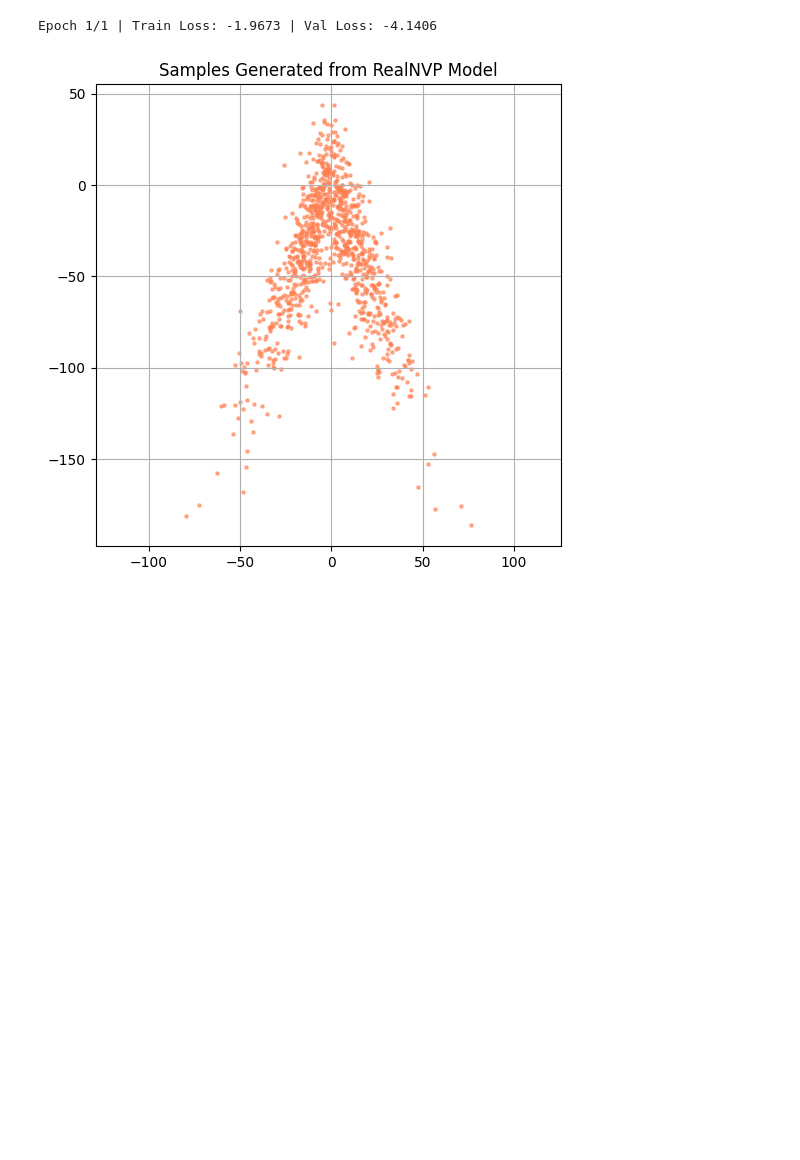
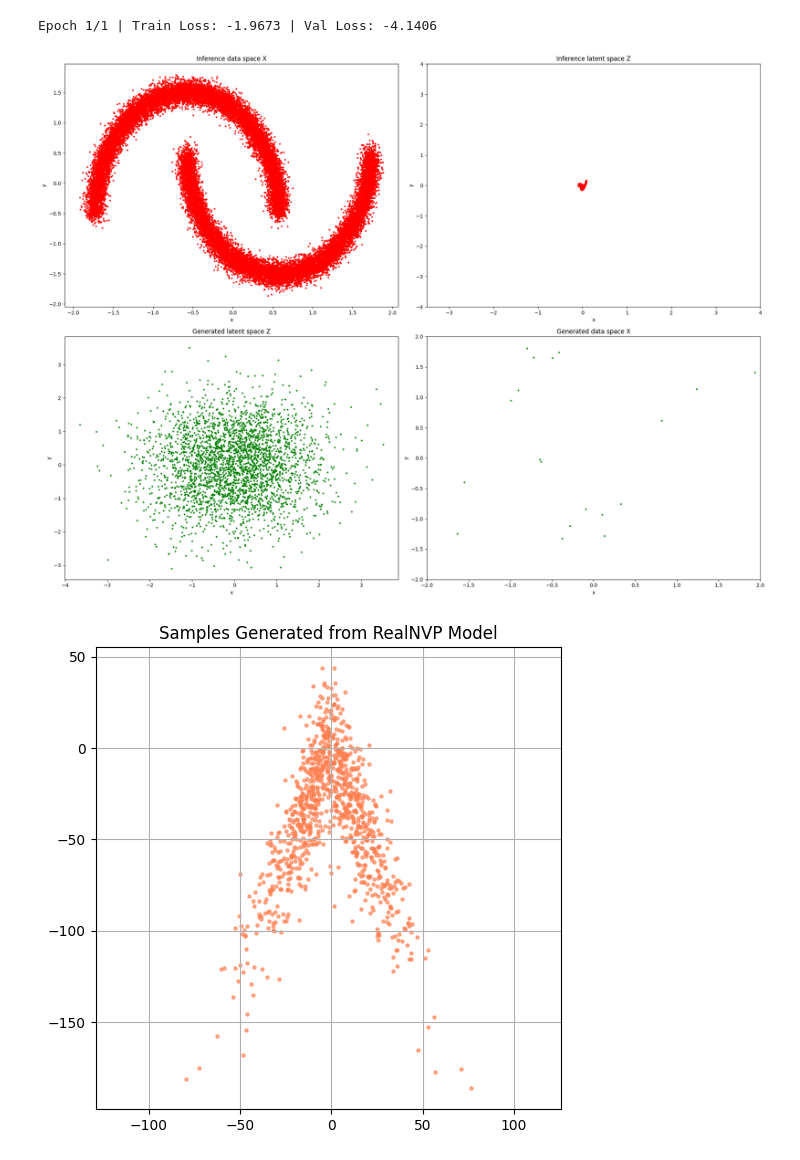
Before and after one commit to changezakram/Deep-Generative-Models, a Jupyter notebook: normalizing_flow_pytorch.ipynb, the cells around one changed output. Cells and saved outputs as stored; diff of their text form; code cells hidden in the pictures; blank space fills up the shorter version.

```diff
--- a/normalizing_flow_pytorch.ipynb
+++ b/normalizing_flow_pytorch.ipynb
@@ -200,6 +200,52 @@ for epoch in range(EPOCHS):
     print(f"Epoch {epoch+1}/{EPOCHS} | Train Loss: {train_loss/train_size:.4f} | Val Loss: {val_loss/val_size:.4f}")
 # %% [output]
 Epoch 1/1 | Train Loss: -1.9673 | Val Loss: -4.1406
+# %%
+import matplotlib.pyplot as plt
+
+# Plot loss manually if tracked
+# (Skip if you didn't store loss during training)
+
+# Inference: X → Z
+model.eval()
+with torch.no_grad():
+    z, _ = model(normalized_data.to(device), reverse=False)
+    z = z.cpu().numpy()
+
+# Generation: Z → X
+samples = torch.randn(3000, 2).to(device)  # latent samples
+with torch.no_grad():
+    x_gen, _ = model(samples, reverse=True)
+    x_gen = x_gen.cpu().numpy()
+    samples = samples.cpu().numpy()
+
+# Plotting
+f, axes = plt.subplots(2, 2, figsize=(20, 15))
+
+# Original data
+axes[0, 0].scatter(normalized_data[:, 0], normalized_data[:, 1], color="r", s=5)
+axes[0, 0].set(title="Inference data space X", xlabel="x", ylabel="y")
+
+# Encoded latent space
+axes[0, 1].scatter(z[:, 0], z[:, 1], color="r", s=5)
+axes[0, 1].set(title="Inference latent space Z", xlabel="x", ylabel="y")
+axes[0, 1].set_xlim([-3.5, 4])
+axes[0, 1].set_ylim([-4, 4])
+
+# Sampled latent Z
+axes[1, 0].scatter(samples[:, 0], samples[:, 1], color="g", s=5)
+axes[1, 0].set(title="Generated latent space Z", xlabel="x", ylabel="y")
+
+# Generated data
+axes[1, 1].scatter(x_gen[:, 0], x_gen[:, 1], color="g", s=5)
+axes[1, 1].set(title="Generated data space X", xlabel="x", ylabel="y")
+axes[1, 1].set_xlim([-2, 2])
+axes[1, 1].set_ylim([-2, 2])
+
+plt.tight_layout()
+plt.show()
+# %% [output]
+[figure, added]
 # %%
 import matplotlib.pyplot as plt
 
```
Also changed, not shown: parts of 1 cell of this notebook.
